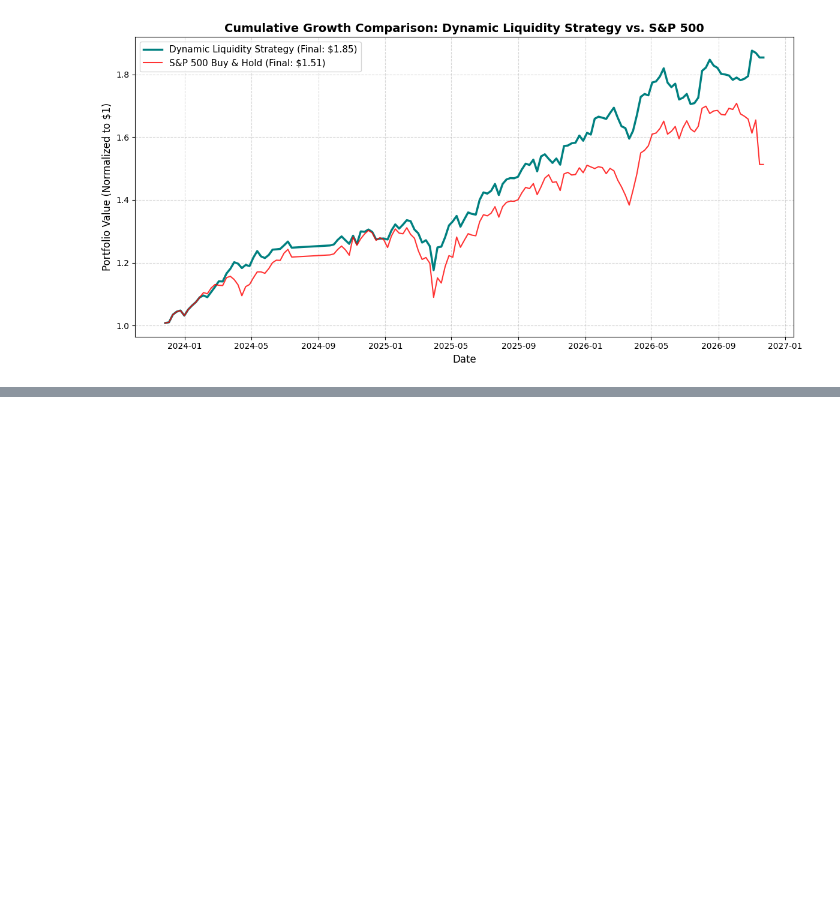
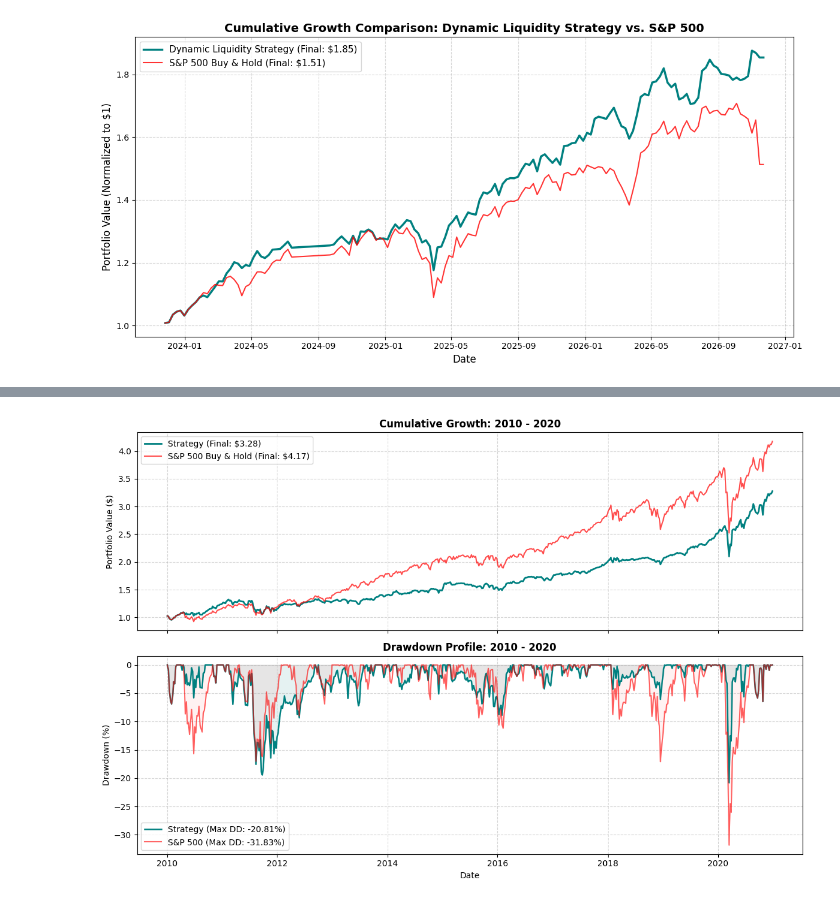
Before and after one commit to dessanian/liquidity-model, a Jupyter notebook: Liquidity_Model.ipynb, the cells around one changed output, grey strips where cells are left out. Cells and saved outputs as stored; diff of their text form; code cells hidden in the pictures; blank space fills up the shorter version.

```diff
--- a/Liquidity_Model.ipynb
+++ b/Liquidity_Model.ipynb
@@ -464,0 +540,34 @@ plt.show()
+# %%
+# Calculate rolling 1-year Z-scores and Composite Scores for full history
+signals_long = {
+    'EFFR_Z': {'series': df_long_weekly['EFFR'], 'direction': -1},
+    'WALCL_Z': {'series': df_long_weekly['WALCL'], 'direction': 1},
+    'RRP_Z': {'series': df_long_weekly['RRP'], 'direction': -1},
+    'TGA_Z': {'series': df_long_weekly['TGA'], 'direction': -1},
+    'VIX_Z': {'series': df_long_weekly['VIX'], 'direction': -1},
+    'HY_SPREAD_Z': {'series': df_long_weekly['HY_SPREAD'], 'direction': -1},
+    'IG_SPREAD_Z': {'series': df_long_weekly['IG_SPREAD'], 'direction': -1},
+    'DXY_Z': {'series': df_long_weekly['DXY'], 'direction': -1},
+    'EURUSD_Z': {'series': df_long_weekly['EURUSD'], 'direction': 1},
+    'USDJPY_Z': {'series': df_long_weekly['USDJPY'], 'direction': -1}
+}
+
+window = 52
+df_metrics_long = pd.DataFrame(index=df_long_weekly.index)
+
+for key, cfg in signals_long.items():
+    # Use ffill to avoid NaN errors during standard deviation computation
+    series = cfg['series'].ffill()
+    mean = series.rolling(window).mean()
+    std = series.rolling(window).std().replace(0, np.nan) # Prevent divide-by-zero
+    z_score = (series - mean) / std
+    df_metrics_long[key] = (z_score * cfg['direction']).clip(-3, 3) / 3 * 10
+
+df_metrics_long['Composite_Score'] = df_metrics_long.mean(axis=1) * 10
+df_metrics_long['Regime'] = df_metrics_long['Composite_Score'].apply(classify_regime)
+
+# Create full strategy returns
+for asset in ['SPY', 'QQQ', 'GOLD', 'HYG']:
+    df_long_weekly[f'{asset}_Ret'] = df_long_weekly[asset].pct_change().shift(-1).fillna(0.0)
+
+print("Composite scores and returns computed for complete historical timeline.")
@@ -464,0 +661,5 @@ plt.show()
+# %%
+# Run period 2: 2010 - 2020
+p2_metrics = run_stress_test_period(2010, 2020)
+# %% [output]
+[figure, added]
```
Also changed, not shown: parts of 5 cells of this notebook.
